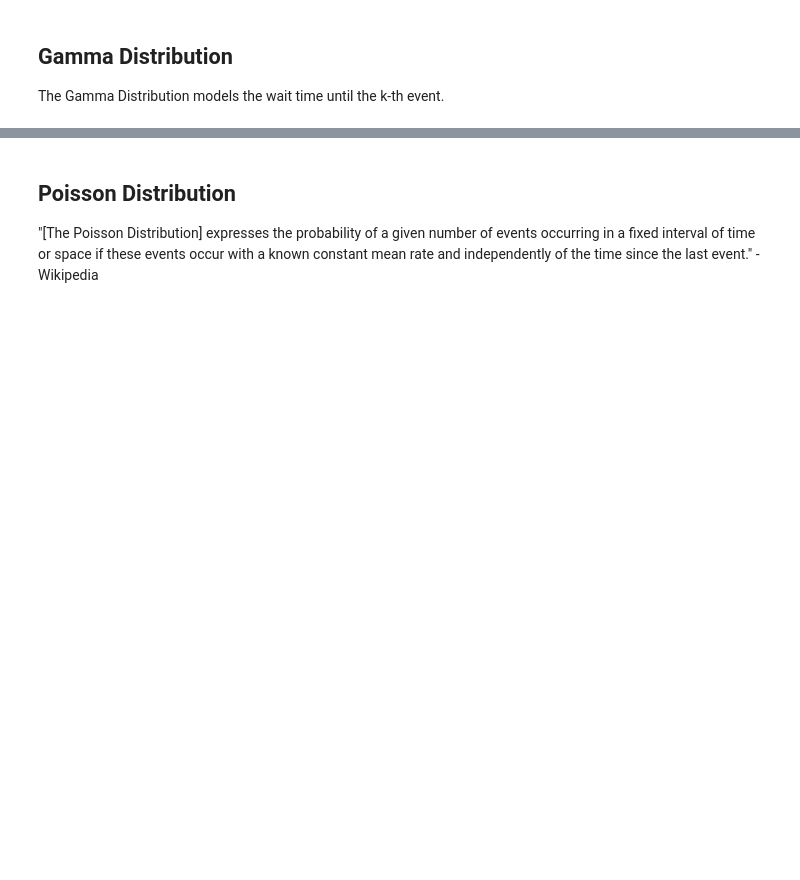
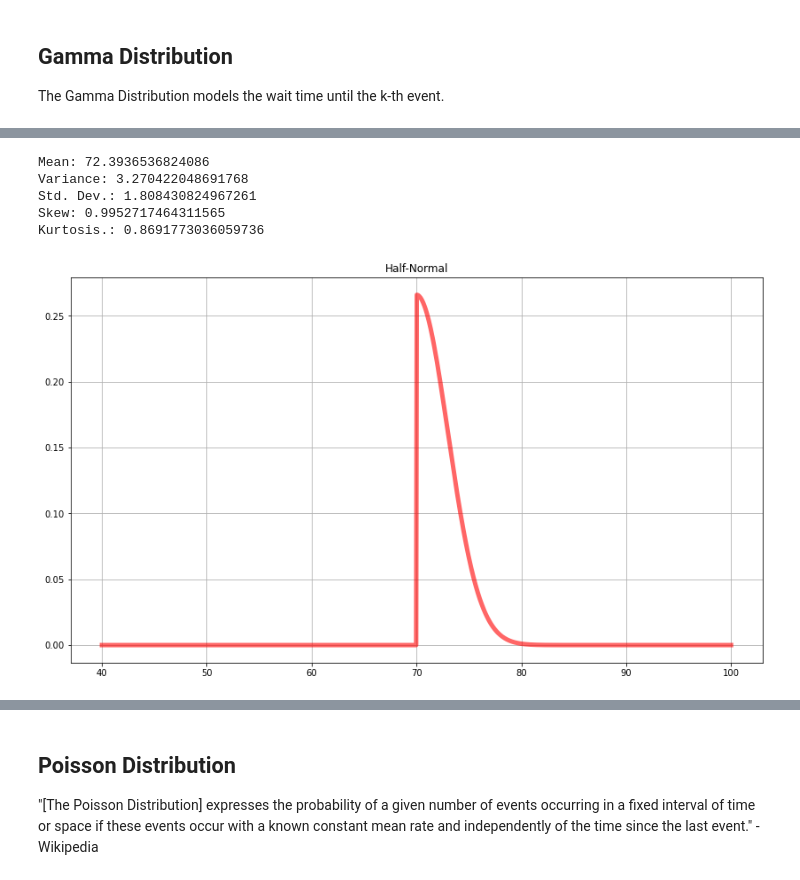
Before and after one commit to mcminnra/notebooks, a Jupyter notebook: probability_distribution_intuitions.ipynb, the cells around one changed output, grey strips where cells are left out. Cells and saved outputs as stored; diff of their text form; code cells hidden in the pictures; blank space fills up the shorter version.

```diff
--- a/probability_distribution_intuitions.ipynb
+++ b/probability_distribution_intuitions.ipynb
@@ -128,0 +204,32 @@ Kurtosis.: 6e-06
+# %%
+# Modeling height on american human males
+
+mu = 70  # Height (in inches)
+sigma = 3 # Std. Dev. Height (in inches)
+
+x = np.linspace(40, 100, 1000)  # Some values
+y = stats.halfnorm.pdf(x, mu, sigma)  # Sample from distribution
+
+# Summary Statistics (aka The First 4 Moments + Std. Dev.)
+mean, var, skew, kurt = stats.halfnorm.stats(mu, sigma, moments='mvsk')
+std_dev = np.sqrt(var)
+
+print(f'Mean: {mean}')
+print(f'Variance: {var}')
+print(f'Std. Dev.: {std_dev}')
+print(f'Skew: {skew}')
+print(f'Kurtosis.: {kurt}')
+
+# Plot Distribution
+plt.figure(figsize=(14, 8))
+plt.plot(x, y, 'r-', lw=5, alpha=0.6)
+plt.title(f'Half-Normal')
+plt.grid()
+plt.show()
+# %% [output]
+Mean: 72.3936536824086
+Variance: 3.270422048691768
+Std. Dev.: 1.808430824967261
+Skew: 0.9952717464311565
+Kurtosis.: 0.8691773036059736
+[figure, added]
```
Also changed, not shown: parts of 17 cells of this notebook.
